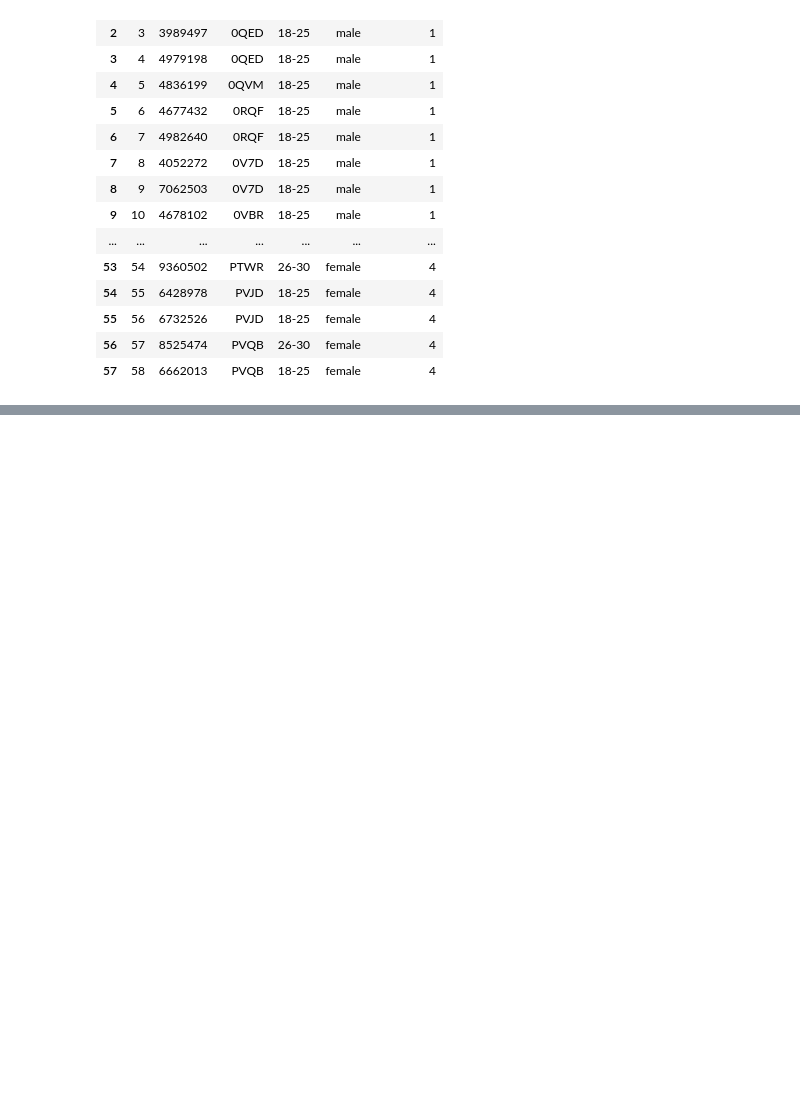
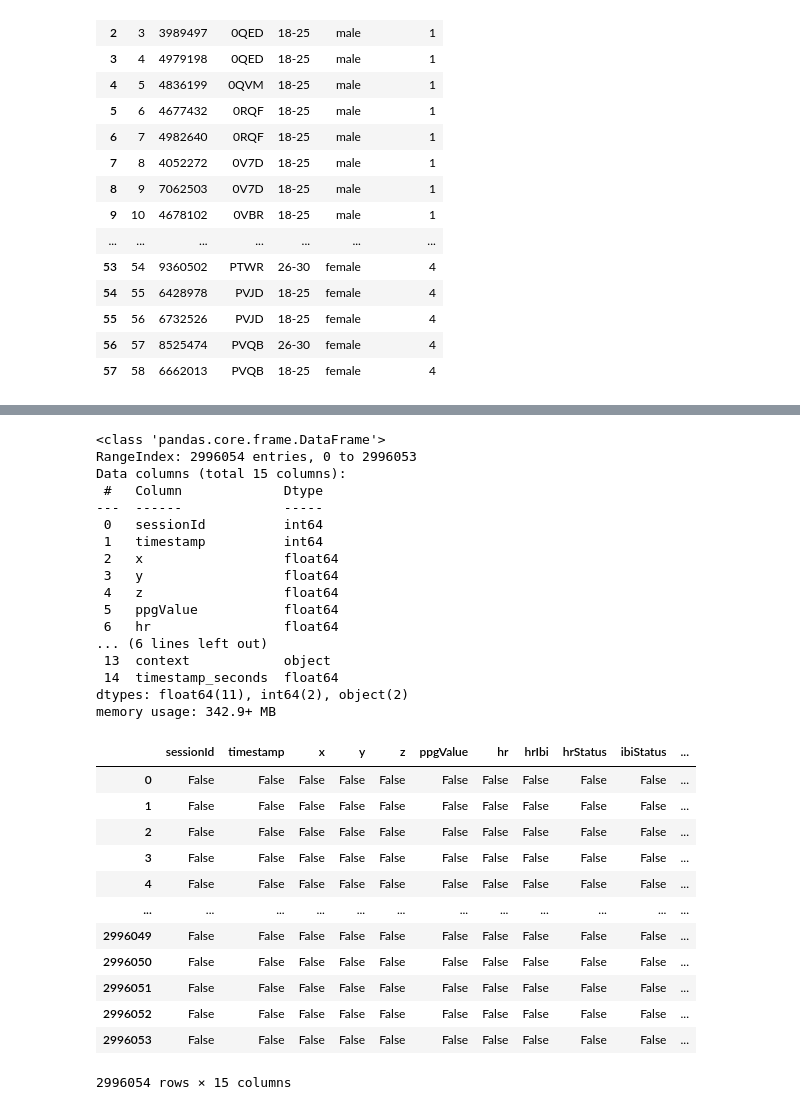
Before and after one commit to Wespe95/BBDC_2024, a Jupyter notebook: BBDC/BBDC_datenanalyse.ipynb, the cells around one changed output, grey strips where cells are left out. Drawn from its saved outputs; the diff is of its cells as text; code cells hidden in the pictures; blank space fills up the shorter version.

```diff
--- a/BBDC/BBDC_datenanalyse.ipynb
+++ b/BBDC/BBDC_datenanalyse.ipynb
@@ -159,0 +172,35 @@ info
+# %%
+data_cleaned.shape
+data_cleaned.info()
+data_cleaned.isna()
+# %% [output]
+<class 'pandas.core.frame.DataFrame'>
+RangeIndex: 2996054 entries, 0 to 2996053
+Data columns (total 15 columns):
+ #   Column             Dtype
+---  ------             -----
+ 0   sessionId          int64
+ 1   timestamp          int64
+ 2   x                  float64
+ 3   y                  float64
+ 4   z                  float64
+ 5   ppgValue           float64
+ 6   hr                 float64
+... (6 lines left out)
+ 13  context            object
+ 14  timestamp_seconds  float64
+dtypes: float64(11), int64(2), object(2)
+memory usage: 342.9+ MB
+|  | sessionId | timestamp | x | y | z | ppgValue | hr | hrIbi | hrStatus | ibiStatus | ... |
+| 0 | False | False | False | False | False | False | False | False | False | False | ... |
+| 1 | False | False | False | False | False | False | False | False | False | False | ... |
+| 2 | False | False | False | False | False | False | False | False | False | False | ... |
+| 3 | False | False | False | False | False | False | False | False | False | False | ... |
+| 4 | False | False | False | False | False | False | False | False | False | False | ... |
+| ... | ... | ... | ... | ... | ... | ... | ... | ... | ... | ... | ... |
+| 2996049 | False | False | False | False | False | False | False | False | False | False | ... |
+| 2996050 | False | False | False | False | False | False | False | False | False | False | ... |
+| 2996051 | False | False | False | False | False | False | False | False | False | False | ... |
+| 2996052 | False | False | False | False | False | False | False | False | False | False | ... |
+| 2996053 | False | False | False | False | False | False | False | False | False | False | ... |
+2996054 rows × 15 columns
```
Also changed, not shown: parts of 7 cells of this notebook.
